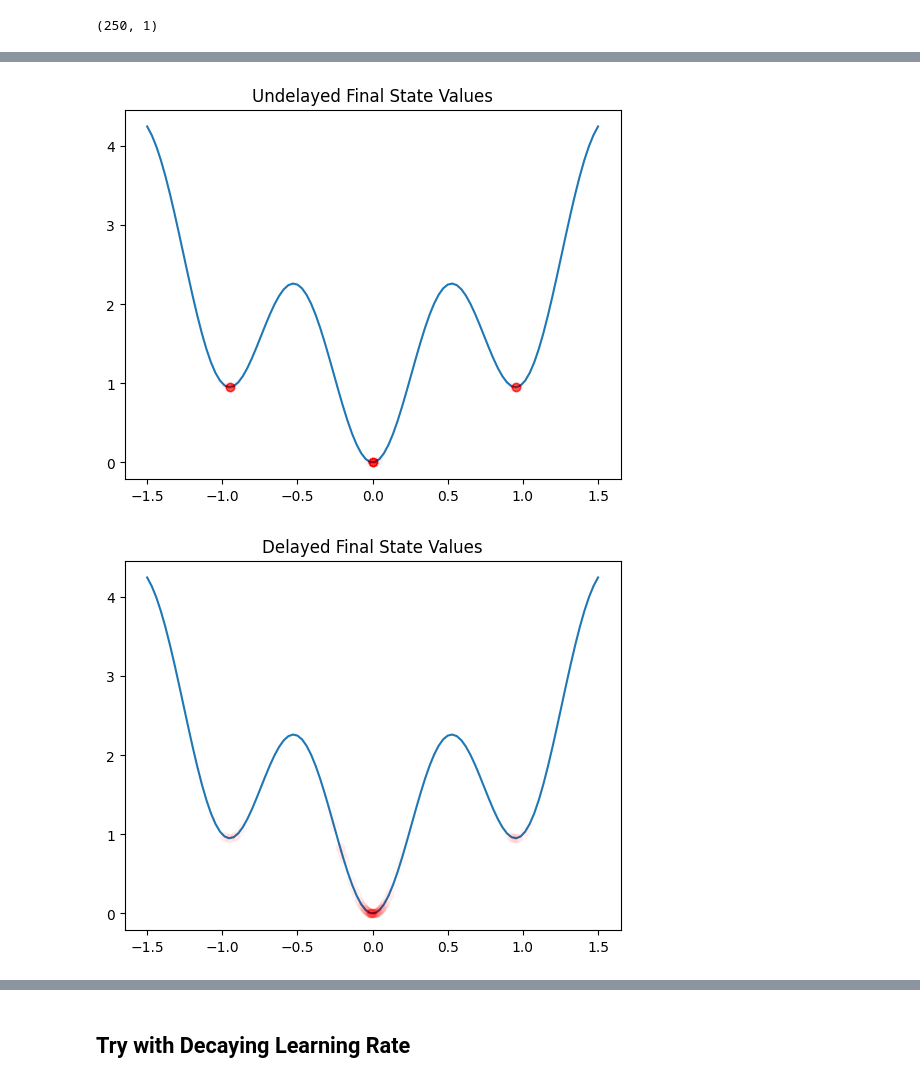
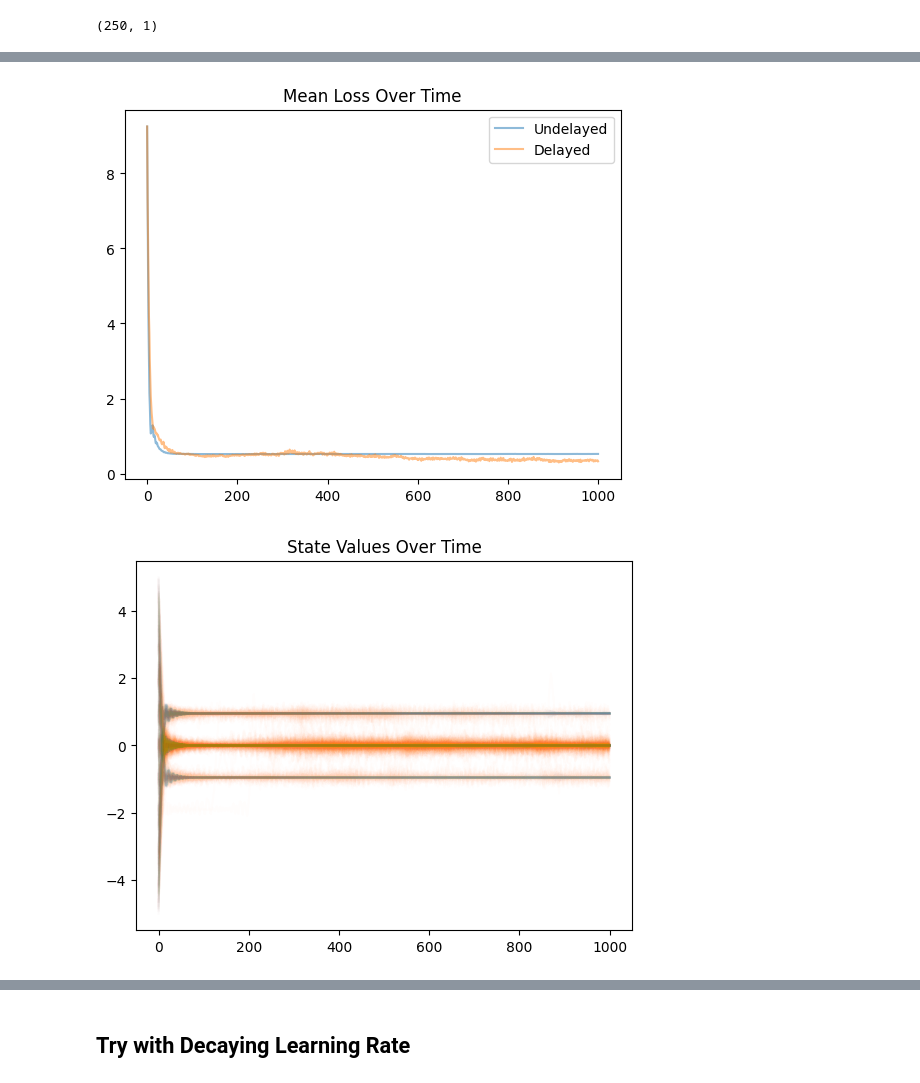
Before and after one commit to ebensonm/delay-optimizer, a Jupyter notebook: DelayEffects/stability.ipynb, the cells around one changed output, grey strips where cells are left out. Saved outputs shown, nothing was run; the diff lists cells and outputs as text; code cells hidden in the pictures.

Commit message:
Minor plot changes

```diff
--- a/DelayEffects/stability.ipynb
+++ b/DelayEffects/stability.ipynb
@@ -30,7 +68,7 @@ stable_handler.x_inits.shape    # Generated correctly
 # %% [output]
 (250, 1)
 # %%
-undel_data = stable_handler.optimize(
+undel_const_data = stable_handler.optimize(
     delay_type = Undelayed(),
     lr_type = "const",
     learning_rate = .6,
@@ -39,7 +77,7 @@ undel_data = stable_handler.optimize(
     break_opt = False,
     )
 # %%
-del_data = stable_handler.optimize(
+del_const_data = stable_handler.optimize(
     delay_type = Stochastic(max_L=1, num_delays=1000),
     lr_type = "const",
     learning_rate = .6,
@@ -84,20 +88,12 @@ plt.show()
-# %%
-x = np.linspace(-1.5,1.5,100)
-y = [loss.loss(np.array([val])) for val in x]
-
-plt.plot(x, y, label="Loss Function")
-plt.scatter(undel_data.get_finals(undel_data.state_vals), undel_data.get_finals(undel_data.loss_vals), label="Undelayed Final States", color="red", alpha=0.01, zorder=10)
-plt.title("Undelayed Final State Values")
-plt.show()
-# %% [output]
-[figure, removed]
-# %%
-x = np.linspace(-1.5,1.5,100)
-y = [loss.loss(np.array([val])) for val in x]
-
-plt.plot(x, y, label="Loss Function")
-plt.scatter(del_data.get_finals(del_data.state_vals), del_data.get_finals(del_data.loss_vals), label="Delayed Final States", color="red", alpha=0.01, zorder=10)
-plt.title("Delayed Final State Values")
-plt.show()
-# %% [output]
-[figure, removed]
+# %%
+undel_data = undel_const_data
+del_data = del_const_data
+xlim = [-3, 3]
+
+plot_time_loss(undel_data, del_data)
+plot_time_state(undel_data, del_data)
+plot_final_states(undel_data, xlim=xlim)
+plot_final_states(del_data, xlim=xlim)
+# %% [output]
+[figure, added]
+[figure, added]
```
Also changed, not shown: parts of 35 cells of this notebook.
